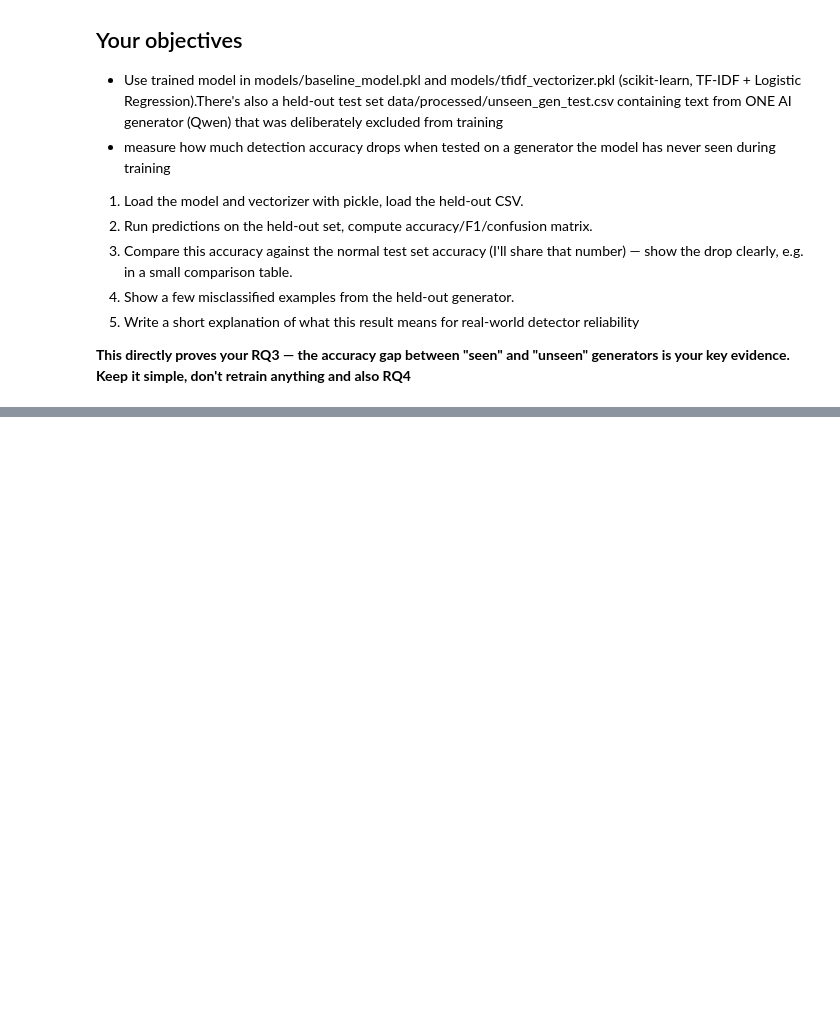
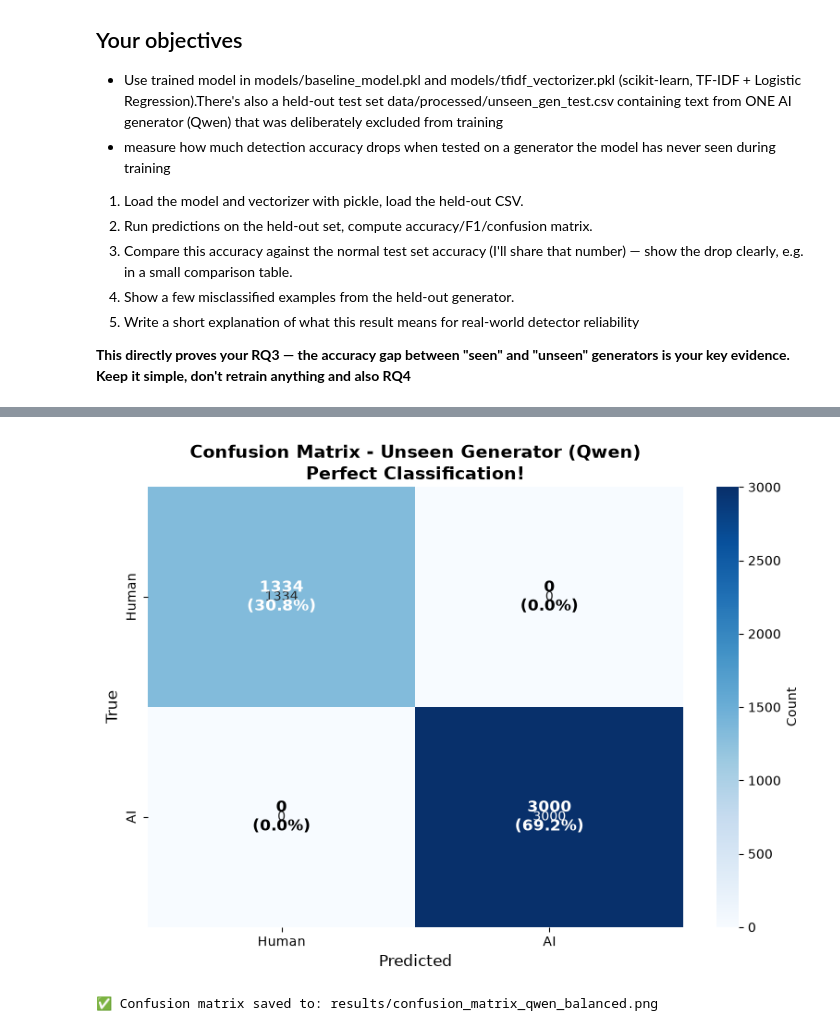
Before and after one commit to musharraf-Mac/AI-Text-Detection-NIA, a Jupyter notebook: notebooks/04_obj4_unsee_gen.ipynb, the cells around one changed output, grey strips where cells are left out. Cells and saved outputs as stored; diff of their text form; code cells hidden in the pictures; blank space fills up the shorter version.

```diff
--- a/notebooks/04_obj4_unsee_gen.ipynb
+++ b/notebooks/04_obj4_unsee_gen.ipynb
@@ -27,0 +799,13 @@ result = predict_batch(held_out)
+# %%
+# Cell 2: Load baseline model and vectorizer
+MODEL_PATH = "../models/baseline_model.pkl"
+VECTORIZER_PATH = "../models/tfidf_vectorizer.pkl"
+
+# Load models
+with open(MODEL_PATH, 'rb') as f:
+    model = pickle.load(f)
+
+with open(VECTORIZER_PATH, 'rb') as f:
+    vectorizer = pickle.load(f)
+
+print("✅ Models loaded successfully")
@@ -27,0 +1119,34 @@ result = predict_batch(held_out)
+# %%
+import matplotlib.pyplot as plt
+import seaborn as sns
+
+# Create confusion matrix visualization
+fig, ax = plt.subplots(figsize=(8, 6))
+sns.heatmap(balanced_conf_matrix, annot=True, fmt='d', cmap='Blues',
+            xticklabels=['Human', 'AI'],
+            yticklabels=['Human', 'AI'],
+            ax=ax,
+            cbar_kws={'label': 'Count'})
+
+# Add percentages
+for i in range(2):
+    for j in range(2):
+        total = balanced_conf_matrix.sum()
+        percentage = (balanced_conf_matrix[i, j] / total) * 100
+        ax.text(j + 0.5, i + 0.5,
+                f'{balanced_conf_matrix[i, j]}\n({percentage:.1f}%)',
+                ha='center', va='center', color='white' if balanced_conf_matrix[i, j] > 500 else 'black',
+                fontsize=12, fontweight='bold')
+
+ax.set_xlabel('Predicted', fontsize=12)
+ax.set_ylabel('True', fontsize=12)
+ax.set_title('Confusion Matrix - Unseen Generator (Qwen)\nPerfect Classification!',
+             fontsize=14, fontweight='bold')
+
+plt.tight_layout()
+plt.savefig('../results/confusion_matrix_qwen_balanced.png', dpi=300, bbox_inches='tight')
+plt.show()
+print("✅ Confusion matrix saved to: results/confusion_matrix_qwen_balanced.png")
+# %% [output]
+[figure, added]
+✅ Confusion matrix saved to: results/confusion_matrix_qwen_balanced.png
```
Also changed, not shown: parts of 32 cells of this notebook, 12 other files.
